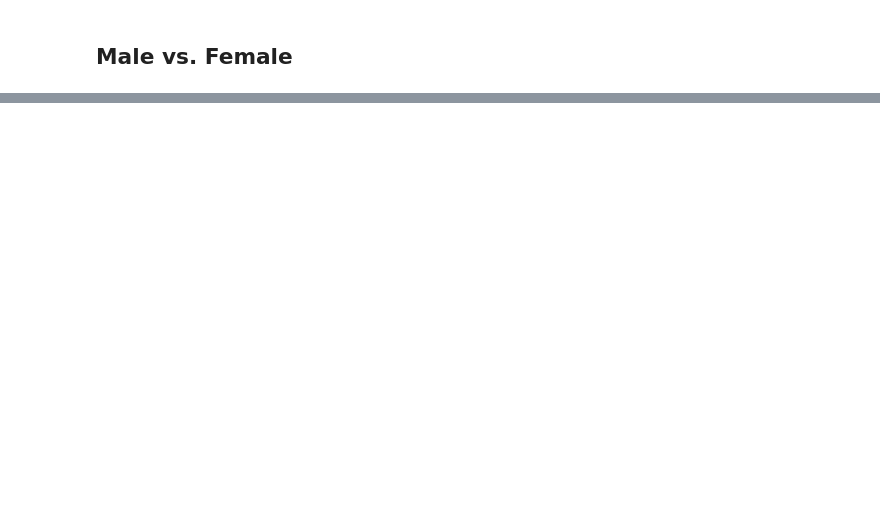
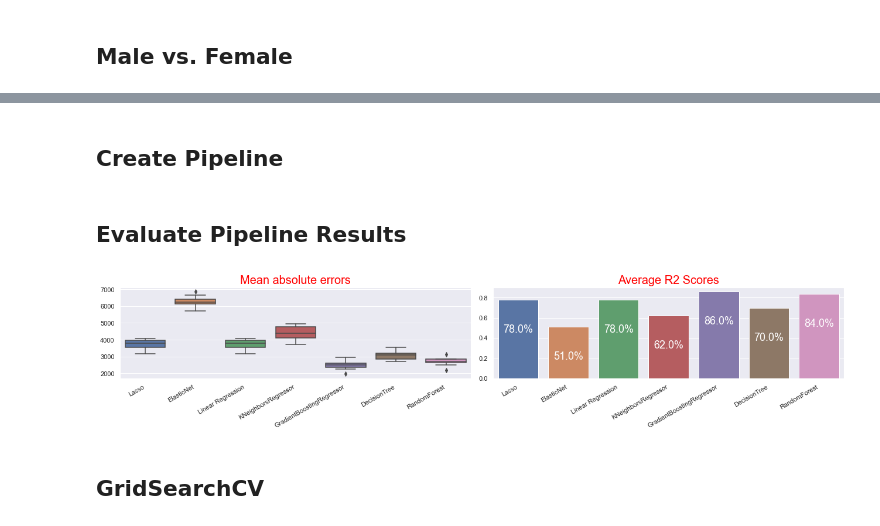
Before and after one commit to rm-kara/Medical-Insurance-Costs, a Jupyter notebook: med-costs.ipynb, the cells around one changed output, grey strips where cells are left out. Saved outputs shown, nothing was run; the diff lists cells and outputs as text; code cells hidden in the pictures; blank space fills up the shorter version.

Commit message:
Created ML Models

```diff
--- a/med-costs.ipynb
+++ b/med-costs.ipynb
@@ -266,0 +341,3 @@ data.head()
+# %%
+# low cardinality
+lc_cols = [cname for cname in X.columns if X[cname].dtype == 'object' and X[cname].nunique()<10]
@@ -266,0 +391,50 @@ data.head()
+# %%
+models = [
+    ('Lasso', Lasso(random_state=42)),
+    ('ElasticNet', ElasticNet(random_state=42)),
+    ('Linear Regression', LinearRegression()),
+    ('KNeighborsRegressor', KNeighborsRegressor()),
+    ('GradientBoostingRegressor', GradientBoostingRegressor(random_state=42)),
+    ('DecisionTree', DecisionTreeRegressor(random_state=42)),
+    ('RandomForest', RandomForestRegressor(random_state=42))
+]
+# %% [markdown]
+## Create Pipeline
+# %%
+model_name=[]
+mae_score_lst=[]
+avg_mae_scores=[]
+avg_r2_scores = []
+# %%
+for name, model in models:
+    pipe = Pipeline(steps=[
+        ('prep', preprocessor), ('model', model)
+    ])
+    mae_lst = -1*(cross_val_score(pipe, X, y, cv=10, scoring='neg_mean_absolute_error'))
+    avg_mae = np.mean(mae_lst)
+    avg_r2 = np.mean((cross_val_score(pipe, X, y, cv=10, scoring='r2')))
+    model_name.append(name)
+    mae_score_lst.append(mae_lst)
+    avg_mae_scores.append(round(avg_mae, 2))
+    avg_r2_scores.append(round(avg_r2, 2))
+# %% [markdown]
+## Evaluate Pipeline Results
+# %%
+fig, axs = plt.subplots(1, 2, figsize=(18,4))
+
+sns.boxplot(x=model_name, y=mae_score_lst, ax=axs[0])
+axs[0].set_xticklabels(labels=model_name, rotation=30, horizontalalignment='right')
+axs[0].set_title("Mean absolute errors", fontsize=20, color='red')
+
+sns.barplot(x=model_name, y=avg_r2_scores, ax=axs[1])
+axs[1].set_xticklabels(labels=model_name, rotation=30, horizontalalignment='right')
+for p in axs[1].patches:
+    axs[1].annotate(f'\n\n{p.get_height()*100}%', (p.get_x()+0.4, p.get_height()), ha='center', va='top', color='white', size=18)
+axs[1].set_title("Average R2 Scores", fontsize=20, color='red')
+
+plt.tight_layout()
+plt.show()
+# %% [output]
+[figure, added]
+# %% [markdown]
+## GridSearchCV
```
Also changed, not shown: parts of 41 cells of this notebook, 3 other files.
